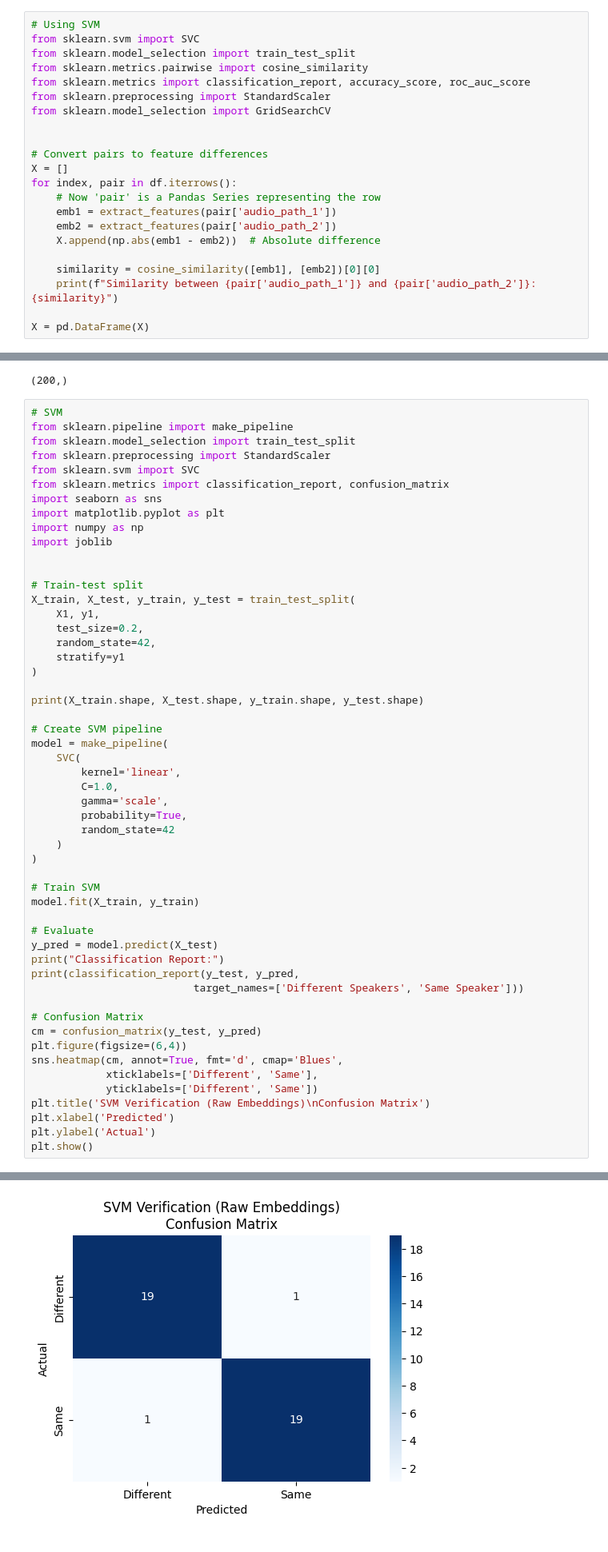
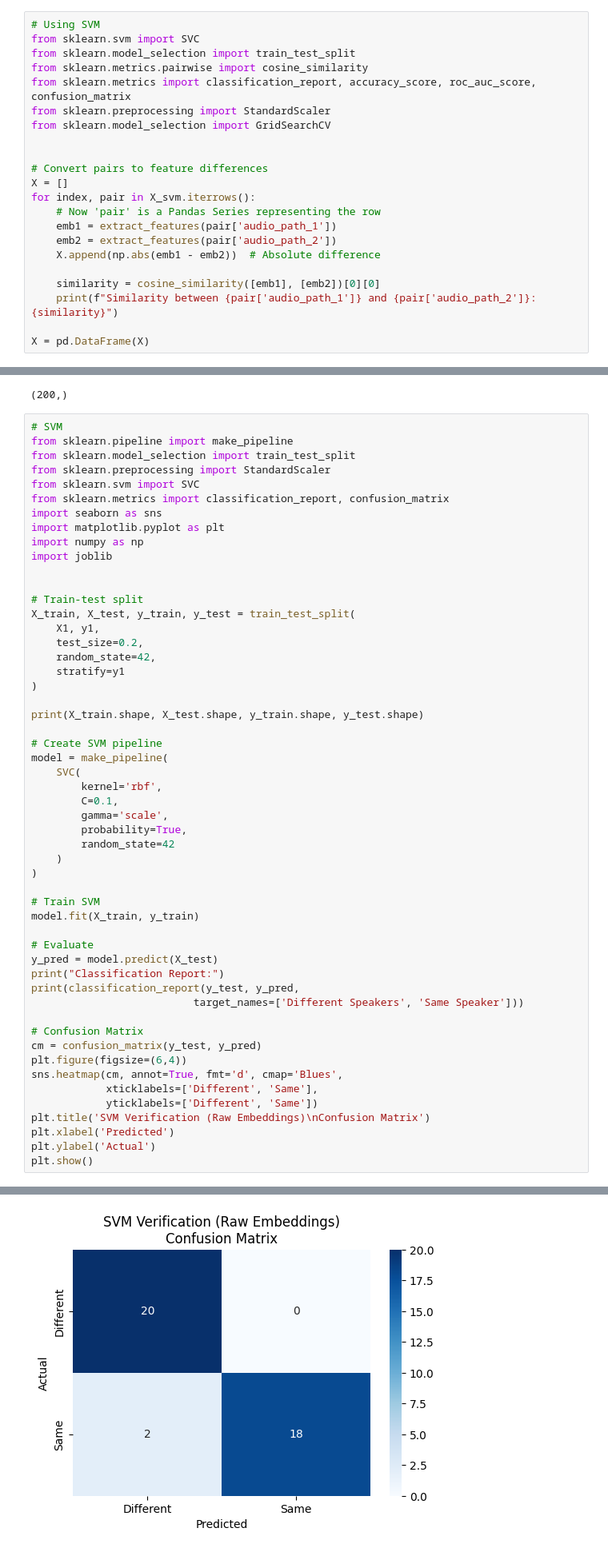
Before and after one commit to akshay-chauhan-1810/Final-Project, a Jupyter notebook: project_main.ipynb, the cells around one changed output, grey strips where cells are left out. Shown at 80% size. Drawn from its saved outputs; the diff is of its cells as text.

```diff
--- a/project_main.ipynb
+++ b/project_main.ipynb
@@ -424,14 +422,14 @@ def extract_features(file_path):
 from sklearn.svm import SVC
 from sklearn.model_selection import train_test_split
 from sklearn.metrics.pairwise import cosine_similarity
-from sklearn.metrics import classification_report, accuracy_score, roc_auc_score
+from sklearn.metrics import classification_report, accuracy_score, roc_auc_score, confusion_matrix
 from sklearn.preprocessing import StandardScaler
 from sklearn.model_selection import GridSearchCV
 
 
 # Convert pairs to feature differences
 X = []
-for index, pair in df.iterrows():
+for index, pair in X_svm.iterrows():
     # Now 'pair' is a Pandas Series representing the row
     emb1 = extract_features(pair['audio_path_1'])
     emb2 = extract_features(pair['audio_path_2'])
@@ -1006,8 +1002,8 @@ print(X_train.shape, X_test.shape, y_train.shape, y_test.shape)
 # Create SVM pipeline
 model = make_pipeline(
     SVC(
-        kernel='linear',
-        C=1.0,
+        kernel='rbf',
+        C=0.1,
         gamma='scale',
         probability=True,
         random_state=42
@@ -1043,8 +1039,8 @@ Different Speakers       0.95      0.95      0.95        20
 
           accuracy                           0.95        40
          macro avg       0.95      0.95      0.95        40
       weighted avg       0.95      0.95      0.95        40
-[figure, old version]
+[figure, new version]
 # %%
 # Save model
 model_filename = "speaker_verification_svm_model.pkl"
```
Also changed, not shown: parts of 37 cells of this notebook.
